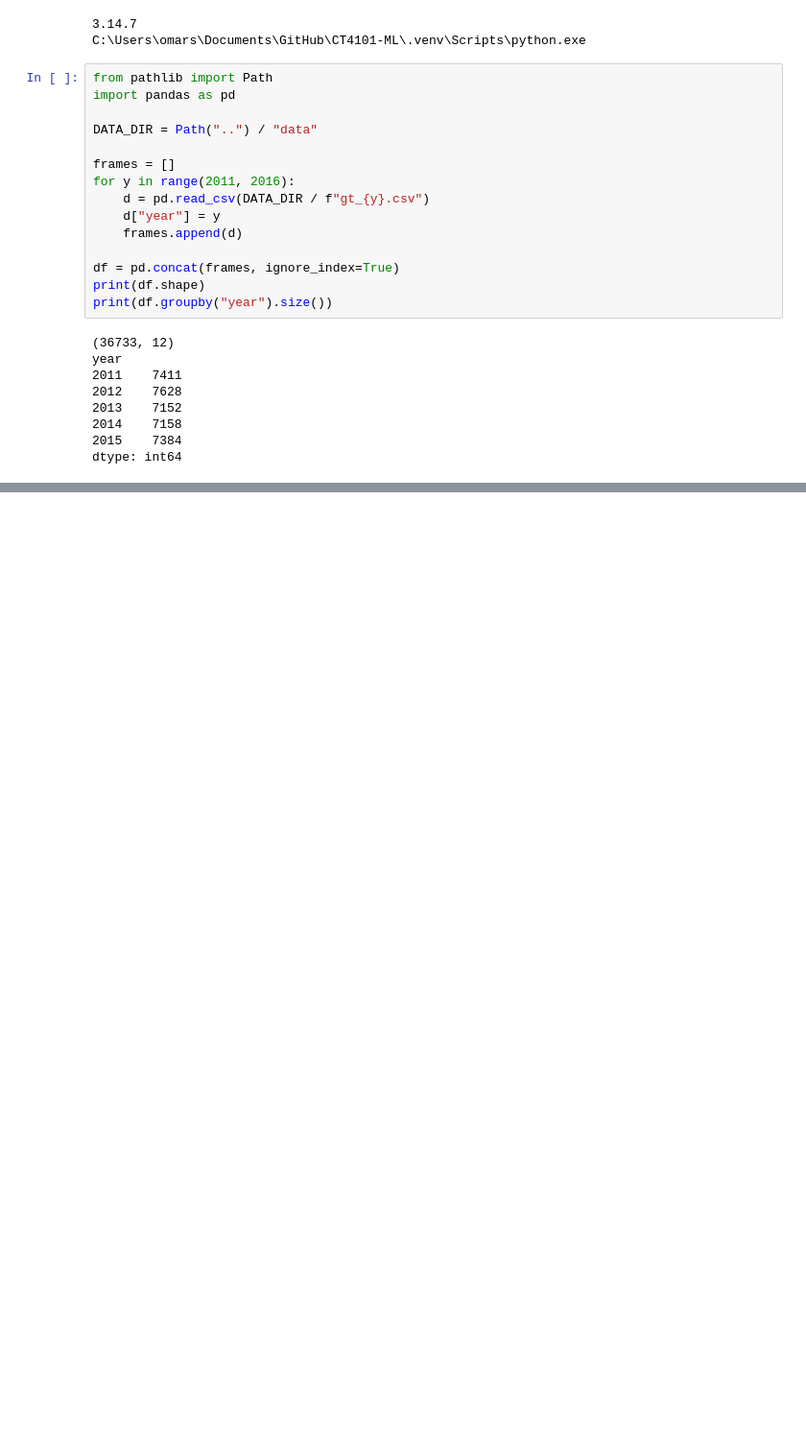
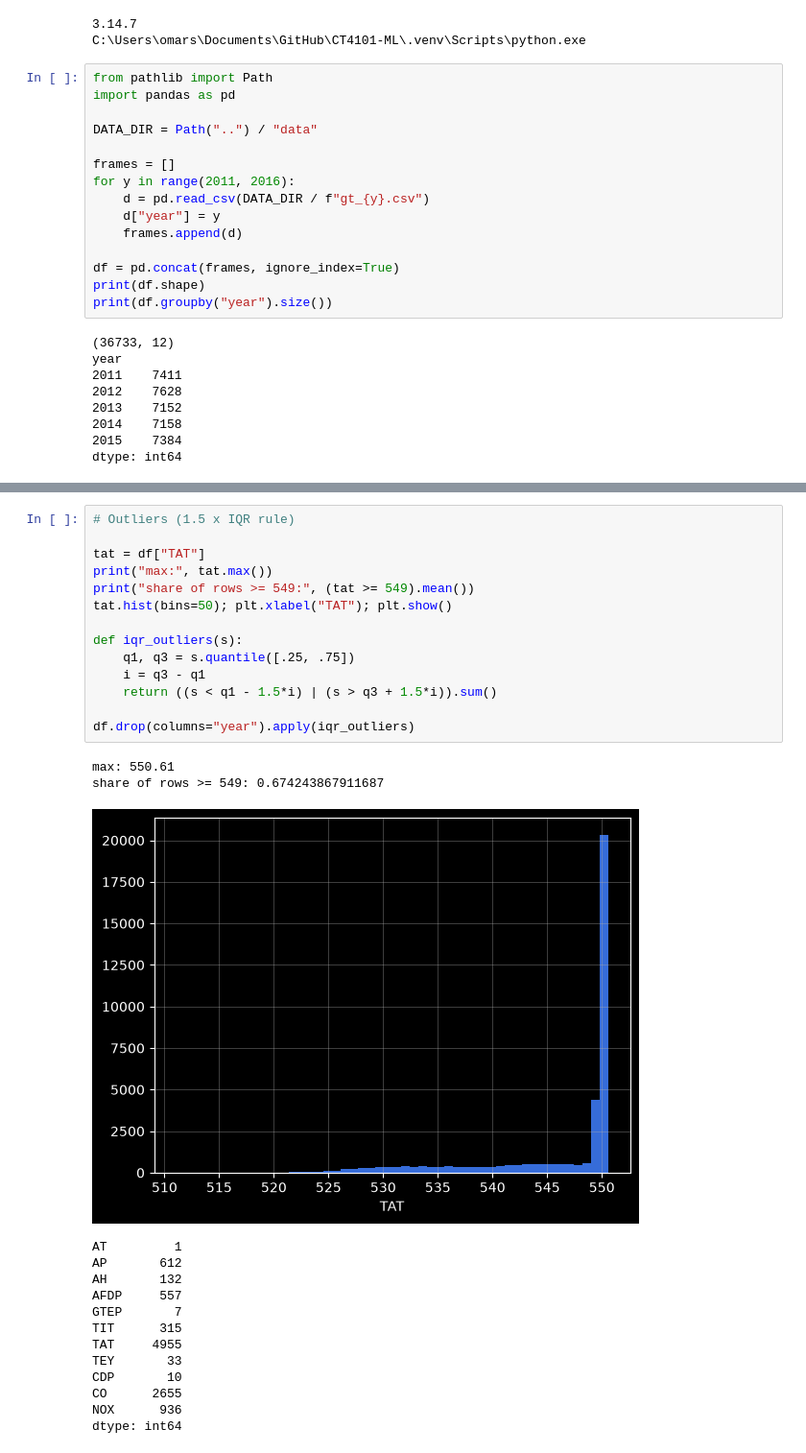
Before and after one commit to TripO7/CT4101-ML, a Jupyter notebook: notebooks/01_data_audit_and_baseline.ipynb, the cells around one changed output, grey strips where cells are left out. Shown at 96% size. Saved outputs shown, nothing was run; the diff lists cells and outputs as text; blank space fills up the shorter version.

```diff
--- a/notebooks/01_data_audit_and_baseline.ipynb
+++ b/notebooks/01_data_audit_and_baseline.ipynb
@@ -36,0 +109,30 @@ dtype: int64
+# %%
+# Outliers (1.5 x IQR rule)
+
+tat = df["TAT"]
+print("max:", tat.max())
+print("share of rows >= 549:", (tat >= 549).mean())
+tat.hist(bins=50); plt.xlabel("TAT"); plt.show()
+
+def iqr_outliers(s):
+    q1, q3 = s.quantile([.25, .75])
+    i = q3 - q1
+    return ((s < q1 - 1.5*i) | (s > q3 + 1.5*i)).sum()
+
+df.drop(columns="year").apply(iqr_outliers)
+# %% [output]
+max: 550.61
+share of rows >= 549: 0.674243867911687
+[figure, added]
+AT         1
+AP       612
+AH       132
+AFDP     557
+GTEP       7
+TIT      315
+TAT     4955
+TEY       33
+CDP       10
+CO      2655
+NOX      936
+dtype: int64
```
Also changed, not shown: parts of 9 cells of this notebook.
